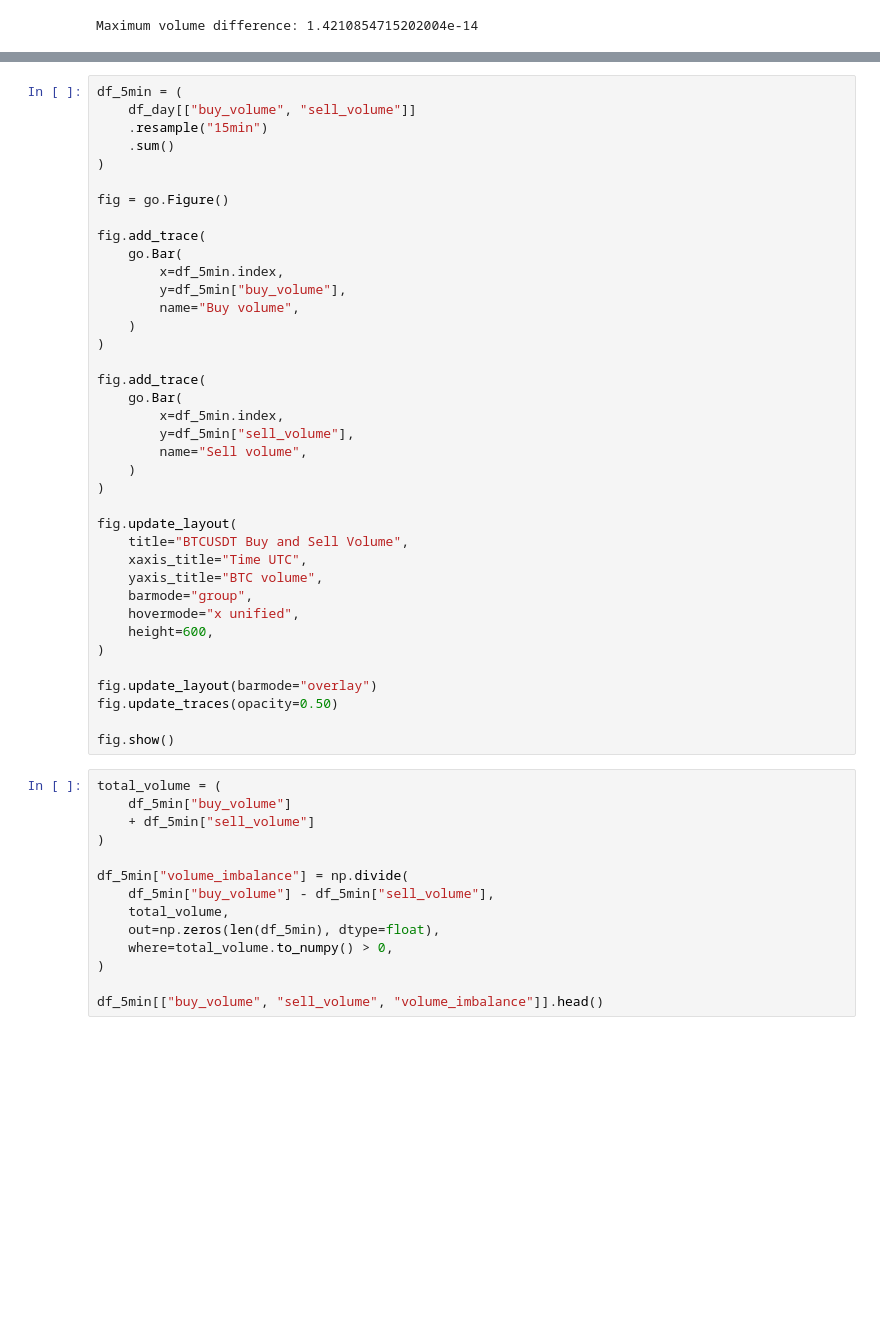
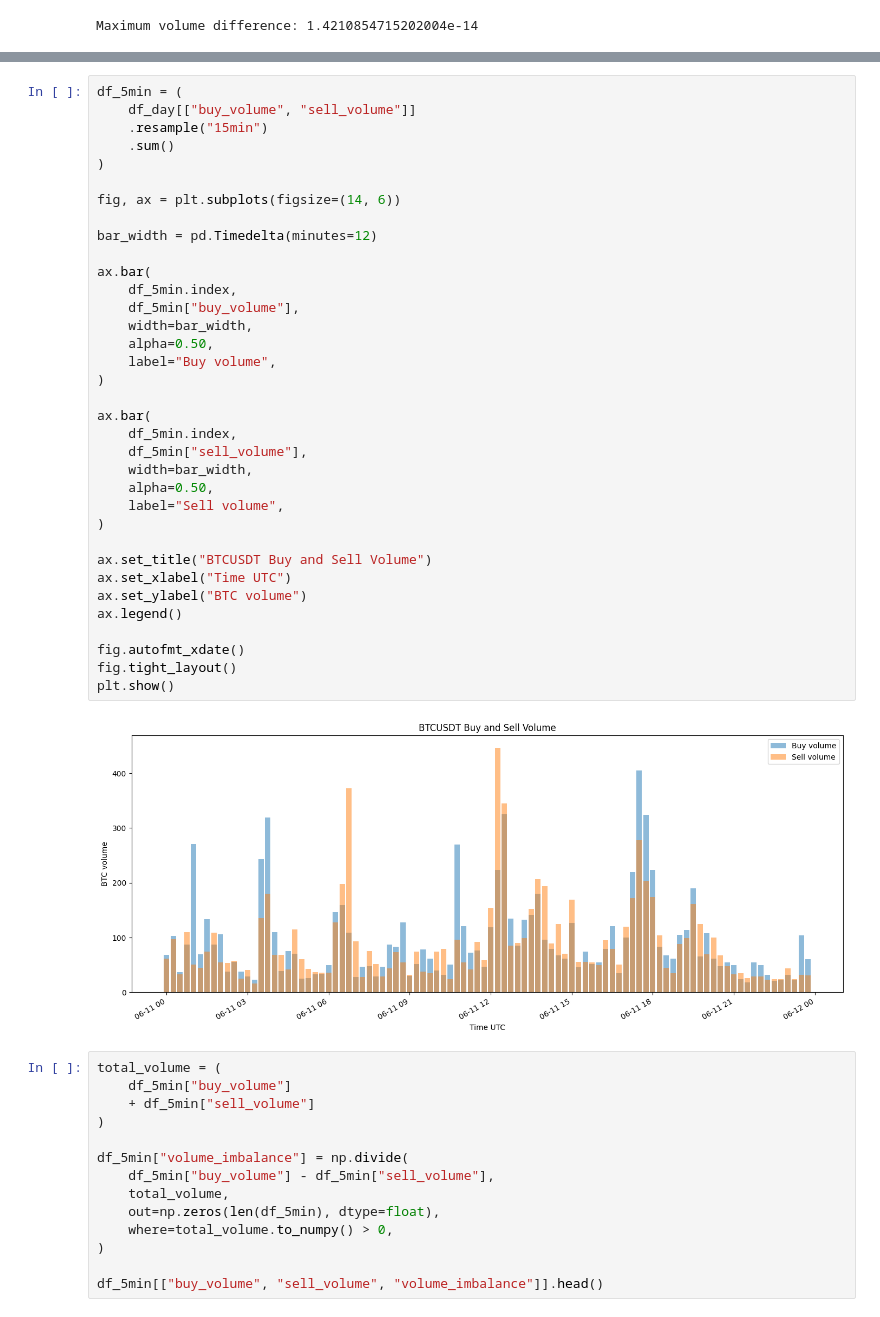
Before and after one commit to Phil1459/binance_project, a Jupyter notebook: notebooks/demo_bars.ipynb, the cells around one changed output, grey strips where cells are left out. Saved outputs shown, nothing was run; the diff lists cells and outputs as text; blank space fills up the shorter version.

```diff
--- a/notebooks/demo_bars.ipynb
+++ b/notebooks/demo_bars.ipynb
@@ -131,41 +127,40 @@ fig.show()
 # %%
 df_5min = (
     df_day[["buy_volume", "sell_volume"]]
     .resample("15min")
     .sum()
 )
 
-fig = go.Figure()
+fig, ax = plt.subplots(figsize=(14, 6))
 
-fig.add_trace(
-    go.Bar(
-        x=df_5min.index,
-        y=df_5min["buy_volume"],
-        name="Buy volume",
-    )
+bar_width = pd.Timedelta(minutes=12)
+
+ax.bar(
+    df_5min.index,
+    df_5min["buy_volume"],
+    width=bar_width,
+    alpha=0.50,
+    label="Buy volume",
 )
 
-fig.add_trace(
-    go.Bar(
-        x=df_5min.index,
-        y=df_5min["sell_volume"],
-        name="Sell volume",
-    )
+ax.bar(
+    df_5min.index,
+    df_5min["sell_volume"],
+    width=bar_width,
+    alpha=0.50,
+    label="Sell volume",
 )
 
-fig.update_layout(
-    title="BTCUSDT Buy and Sell Volume",
-    xaxis_title="Time UTC",
-    yaxis_title="BTC volume",
-    barmode="group",
-    hovermode="x unified",
-    height=600,
-)
+ax.set_title("BTCUSDT Buy and Sell Volume")
+ax.set_xlabel("Time UTC")
+ax.set_ylabel("BTC volume")
+ax.legend()
 
-fig.update_layout(barmode="overlay")
-fig.update_traces(opacity=0.50)
-
-fig.show()
+fig.autofmt_xdate()
+fig.tight_layout()
+plt.show()
+# %% [output]
+[figure, added]
 # %%
 total_volume = (
     df_5min["buy_volume"]
```
Also changed, not shown: parts of 5 cells of this notebook.
